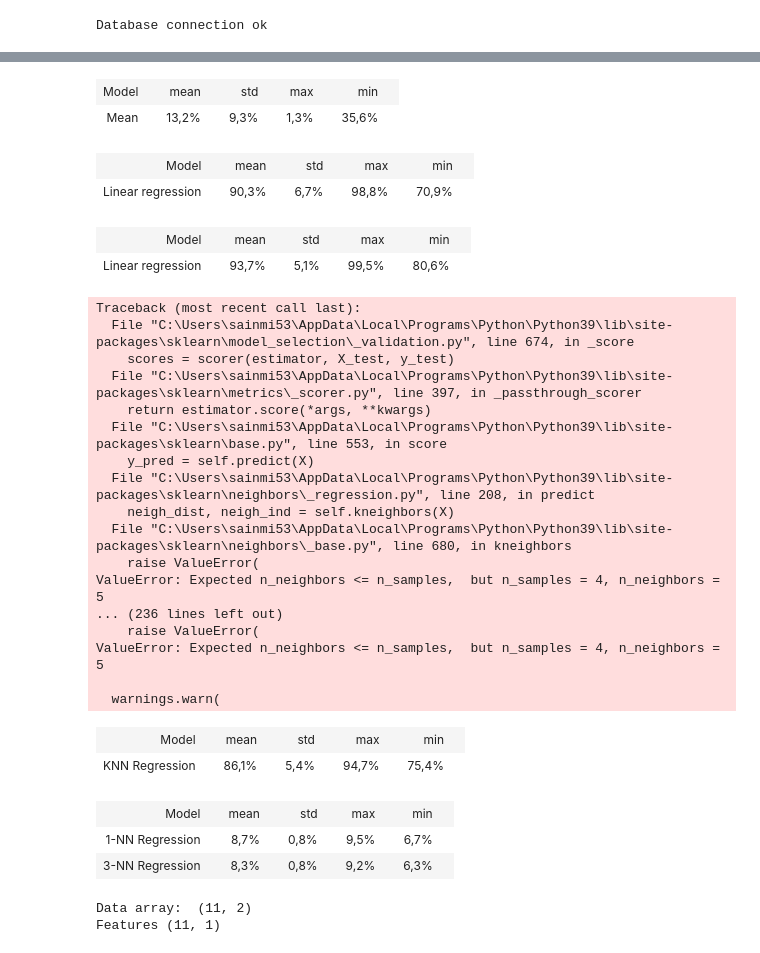
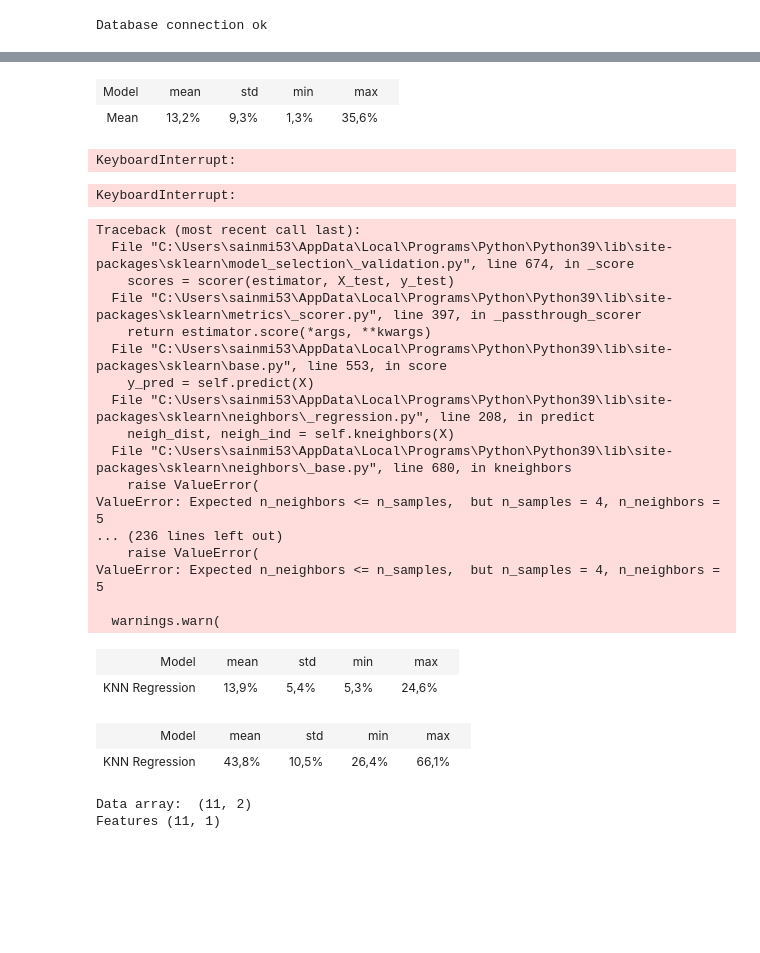
Before and after one commit to Miikkasna/cablepredictions, a Jupyter notebook: Whole ship cable quantities.ipynb, the cells around one changed output, grey strips where cells are left out. Saved outputs shown, nothing was run; the diff lists cells and outputs as text; code cells hidden in the pictures; blank space fills up the shorter version.

Commit message:
whole ship quantity full run

```diff
--- a/Whole ship cable quantities.ipynb
+++ b/Whole ship cable quantities.ipynb
@@ -254,11 +267,14 @@ for train_i, test_i in lpo.split(X):
     scores.append(mape(y_test, preds))
 
 scores = np.array(scores)
-table_rows = [['Model', 'mean', 'std', 'max', 'min']]
+table_rows = [['Model', 'mean', 'std', 'min', 'max']]
 table_rows.append(('Mean', scores.mean(), scores.std(), scores.min(), scores.max()))
+with open("static_whole_ship_cable_quantities.txt", "a") as file_object:
+    line = 'Area Type;Whole ship cable quantity;m;{};{};{};{};{}\n'.format('Mean', scores.mean(), scores.std(), scores.min(), scores.max())
+    file_object.write(line)
 display_table(table_rows)
 # %% [output]
-| Model |  | mean |  | std |  | max |  | min |  |
+| Model |  | mean |  | std |  | min |  | max |  |
 | Mean |  | 13,2% |  | 9,3% |  | 1,3% |  | 35,6% |  |
 # %%
 # Whole ship cable quantities
@@ -330,12 +346,14 @@ for train_i, test_i in lpo.split(ships):
     scores.append(mape(y_test, preds))
 
 scores = np.array(scores)
-table_rows = [['Model', 'mean', 'std', 'max', 'min']]
-table_rows.append(('Linear regression', 1-scores.mean(), scores.std(), 1-scores.min(), 1-scores.max()))
+table_rows = [['Model', 'mean', 'std', 'min', 'max']]
+table_rows.append(('Linear regression', scores.mean(), scores.std(), scores.min(), scores.max()))
+with open("static_whole_ship_cable_quantities.txt", "a") as file_object:
+    line = 'Area squares, Area type;Whole ship cable quantity;m;{};{};{};{};{}\n'.format('Linear regression', scores.mean(), scores.std(), scores.min(), scores.max())
+    file_object.write(line)
 display_table(table_rows)
 # %% [output]
-| Model |  | mean |  | std |  | max |  | min |  |
-| Linear regression |  | 90,3% |  | 6,7% |  | 98,8% |  | 70,9% |  |
+KeyboardInterrupt:
 # %%
 # Whole ship cable quantities
 # Predictors:
@@ -414,17 +432,19 @@ for train_i, test_i in lpo.split(ships):
     scores.append(mape(y_test, preds))
 
 scores = np.array(scores)
-table_rows = [['Model', 'mean', 'std', 'max', 'min']]
-table_rows.append(('Linear regression', 1-scores.mean(), scores.std(), 1-scores.min(), 1-scores.max()))
+table_rows = [['Model', 'mean', 'std', 'min', 'max']]
+table_rows.append(('Linear regression', scores.mean(), scores.std(), scores.min(), scores.max()))
+with open("static_whole_ship_cable_quantities.txt", "a") as file_object:
+    line = 'GT, Area squares, Area type;Whole ship cable quantity;m;{};{};{};{};{}\n'.format('Linear regression', scores.mean(), scores.std(), scores.min(), scores.max())
+    file_object.write(line)
 display_table(table_rows)
 # %% [output]
-| Model |  | mean |  | std |  | max |  | min |  |
-| Linear regression |  | 93,7% |  | 5,1% |  | 99,5% |  | 80,6% |  |
+KeyboardInterrupt:
 # %%
 # Whole ship cable quantities
 # Predictors:
 # Area squares
-# Area type (and list of areas in the target ship)
+# Area type (and list of areas in the target ships)
 # Algorithms:
 # K-NN Regression
 
@@ -452,7 +472,7 @@ p = 2 #ships
 lpo = LeavePOut(p)
 
 # train and evaluate models with lpo
-table_rows = [['Model', 'mean', 'std', 'max', 'min']]
+table_rows = [['Model', 'mean', 'std', 'min', 'max']]
 for model_name in models.keys():
     model = models[model_name]
     scores = []
@@ -513,7 +533,10 @@ for model_name in models.keys():
         scores.append(score)
 
     scores = np.array(scores)
-    table_rows.append((model_name, 1-scores.mean(), scores.std(), 1-scores.min(), 1-scores.max()))
+    table_rows.append((model_name, scores.mean(), scores.std(), scores.min(), scores.max()))
+    with open("static_whole_ship_cable_quantities.txt", "a") as file_object:
+        line = 'Area squares, Area type;Whole ship cable quantity;m;{};{};{};{};{}\n'.format(model_name, scores.mean(), scores.std(), scores.min(), scores.max())
+        file_object.write(line)
 display_table(table_rows)
 # %% [output]
 Traceback (most recent call last):
@@ -533,8 +556,8 @@ ValueError: Expected n_neighbors <= n_samples,  but n_samples = 4, n_neighbors =
 ValueError: Expected n_neighbors <= n_samples,  but n_samples = 4, n_neighbors = 5
 
   warnings.warn(
-| Model |  | mean |  | std |  | max |  | min |  |
-| KNN Regression |  | 86,1% |  | 5,4% |  | 94,7% |  | 75,4% |  |
+| Model |  | mean |  | std |  | min |  | max |  |
+| KNN Regression |  | 13,9% |  | 5,4% |  | 5,3% |  | 24,6% |  |
 # %%
 # Whole ship cable quantities
 # Predictors:
@@ -560,15 +583,14 @@ cable_counts = dict(zips)
 
 # init regression models
 models = dict()
-models['1-NN Regression'] = KNeighborsRegressor(1, weights='distance')
-models['3-NN Regression'] = KNeighborsRegressor(3, weights='distance')
+models['KNN Regression'] = KNeighborsRegressor()
 
 # init lpo split
 p = 2 #ships
 lpo = LeavePOut(p)
 
 # train and evaluate models with lpo
-table_rows = [['Model', 'mean', 'std', 'max', 'min']]
+table_rows = [['Model', 'mean', 'std', 'min', 'max']]
 for model_name in models.keys():
     model = models[model_name]
     scores = []
@@ -606,40 +628,46 @@ for model_name in models.keys():
             # normalize features
             scaler = pp.MinMaxScaler()
             X_train = scaler.fit_transform(X_train)
 
-            model.fit(X_train, y_train)
+            if X_train.shape[0] < 5:
+                continue
+            clf = GridSearchCV(model, {'n_neighbors':[1, 3, 5], 'weights': ['uniform', 'distance']})
+            clf.fit(X_train, y_train)
+
             # calculate ship predictions
             for ship in [s1, s2]:
                 cursor.execute(
                     "SELECT gross_tonnage, squares FROM areas "
                     " LEFT JOIN projects ON projects.project_id=areas.project_id"
                     " WHERE area_type='{}' AND areas.project_id={} AND squares IS NOT NULL"
                     .format(area_type, ship)
                     )
                 data = np.array(cursor.fetchall()).astype('float32')
-                if data.shape[0] < model.n_neighbors: #check if enough samples
+                if data.shape[0] < 5: #check if enough samples
                     continue
                 X_test = data[:, [0, 1]]
                 X_test = scaler.transform(X_test) #normalize features
-                preds = model.predict(X_test)
+                preds = clf.predict(X_test)
                 pred_counts[ship] += preds.sum()
 
         # calculate ship wide predictions and cv score
         y_test = []
         preds = []
         for ship in [s1, s2]:
             y_test.append(cable_counts[ship])
             preds.append(pred_counts[ship])
         score = mape(y_test, preds)
         scores.append(score)
 
     scores = np.array(scores)
-    table_rows.append((model_name, 1-scores.mean(), scores.std(), 1-scores.min(), 1-scores.max()))
+    table_rows.append((model_name, scores.mean(), scores.std(), scores.min(), scores.max()))
+    with open("static_whole_ship_cable_quantities.txt", "a") as file_object:
+        line = 'GT, Area squares, Area type;Whole ship cable quantity;m;{};{};{};{};{}\n'.format(model_name, scores.mean(), scores.std(), scores.min(), scores.max())
+        file_object.write(line)
 display_table(table_rows)
 # %% [output]
-| Model |  | mean |  | std |  | max |  | min |  |
-| 1-NN Regression |  | 8,7% |  | 0,8% |  | 9,5% |  | 6,7% |  |
-| 3-NN Regression |  | 8,3% |  | 0,8% |  | 9,2% |  | 6,3% |  |
+| Model |  | mean |  | std |  | min |  | max |  |
+| KNN Regression |  | 43,8% |  | 10,5% |  | 26,4% |  | 66,1% |  |
 # %%
 # Whole ship cable quantities (pcs, for comparison)
 # Predictors:
```
Also changed, not shown: parts of 6 cells of this notebook, 2 other files.
